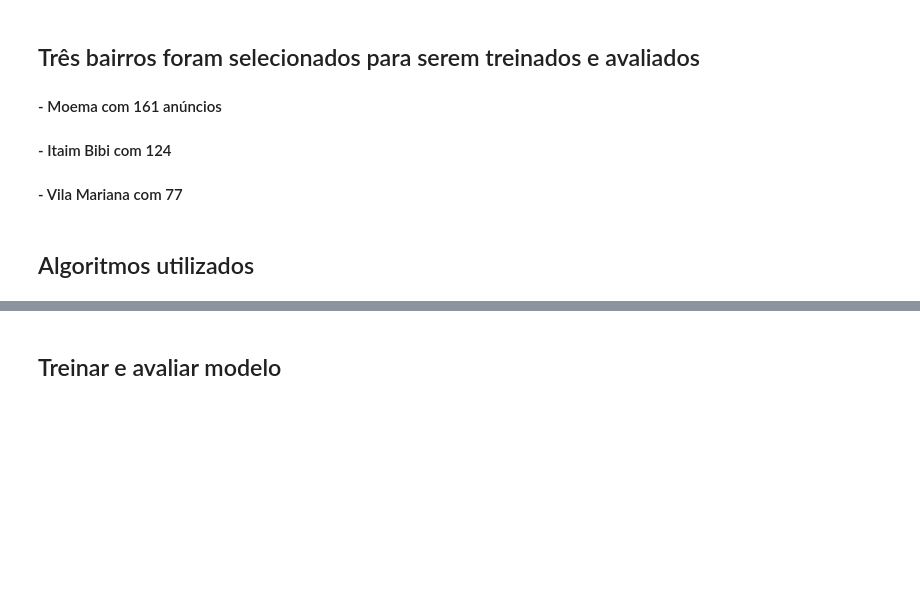
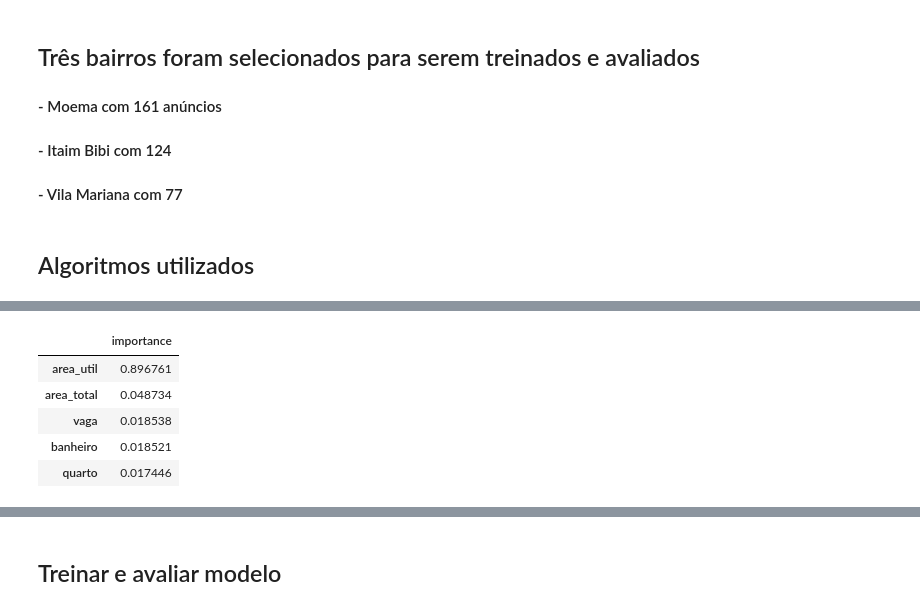
Before and after one commit to silviolima07/Regression_Apartment_Sales, a Jupyter notebook: Regressao_Venda_Imovel.ipynb, the cells around one changed output, grey strips where cells are left out. Cells and saved outputs as stored; diff of their text form; code cells hidden in the pictures; blank space fills up the shorter version.

```diff
--- a/Regressao_Venda_Imovel.ipynb
+++ b/Regressao_Venda_Imovel.ipynb
@@ -425,0 +431,25 @@ RandomForestRegressor(n_estimators=250)
+# %%
+# Descobrir a importância das variáveis usando o algoritmo RandomForestRegressor
+y = np.log1p(df3.price)
+X =  df3.drop(['price'], axis=1)
+X =  X.drop(['bairro'], axis=1)
+X =  X.drop(['anuncios'], axis=1)
+X
+#
+# Break off validation set from training data
+X_train, X_test, y_train, y_test = train_test_split(X, y, train_size=0.7, test_size=0.3,random_state=42)
+#
+# Treinar o modelo
+reg = lista_reg[0]
+reg.fit(X_train, y_train)
+#
+feature_importances = pd.DataFrame(reg.feature_importances_,index =
+                                   X_train.columns,columns=['importance']).sort_values('importance', ascending=False)
+feature_importances
+# %% [output]
+|  | importance |
+| area_util | 0.896761 |
+| area_total | 0.048734 |
+| vaga | 0.018538 |
+| banheiro | 0.018521 |
+| quarto | 0.017446 |
```
Also changed, not shown: parts of 21 cells of this notebook.
